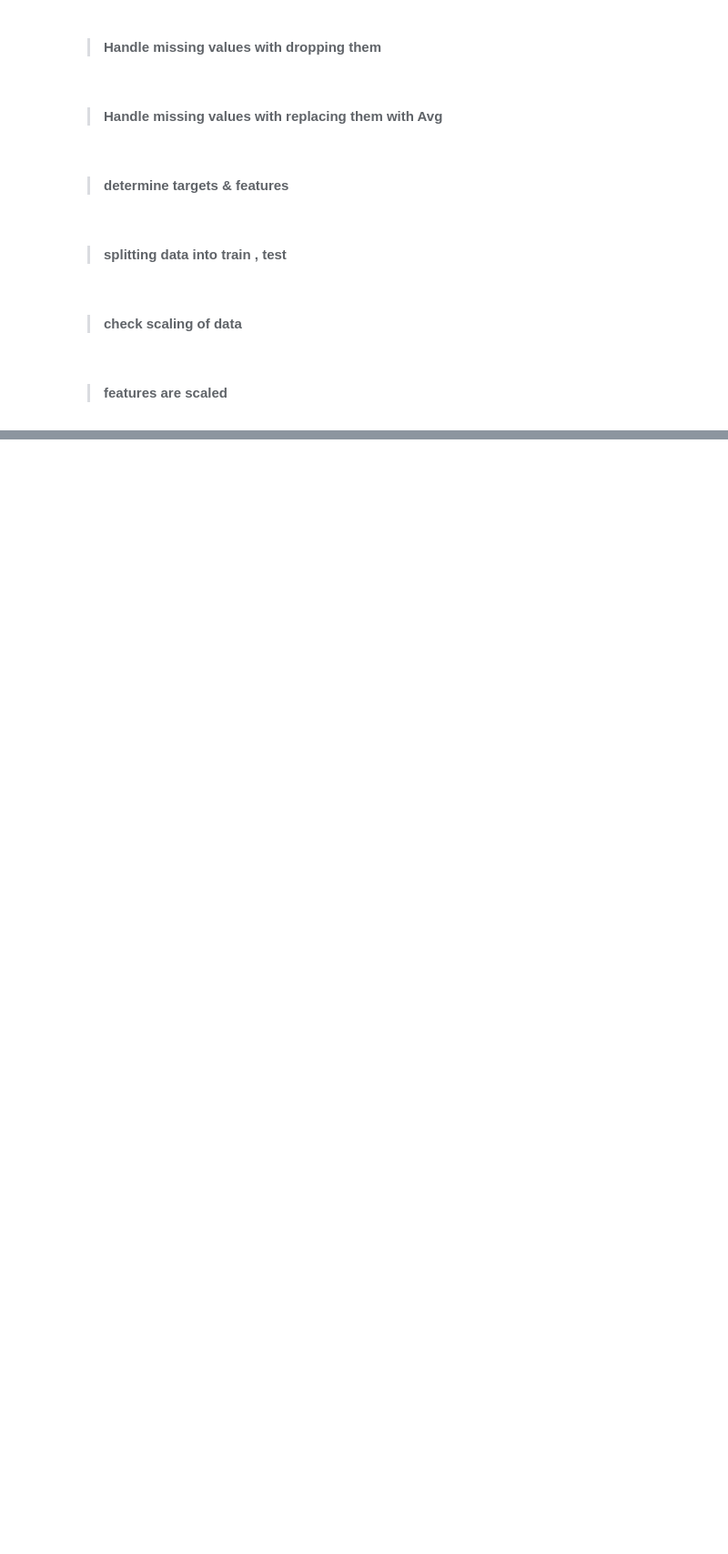
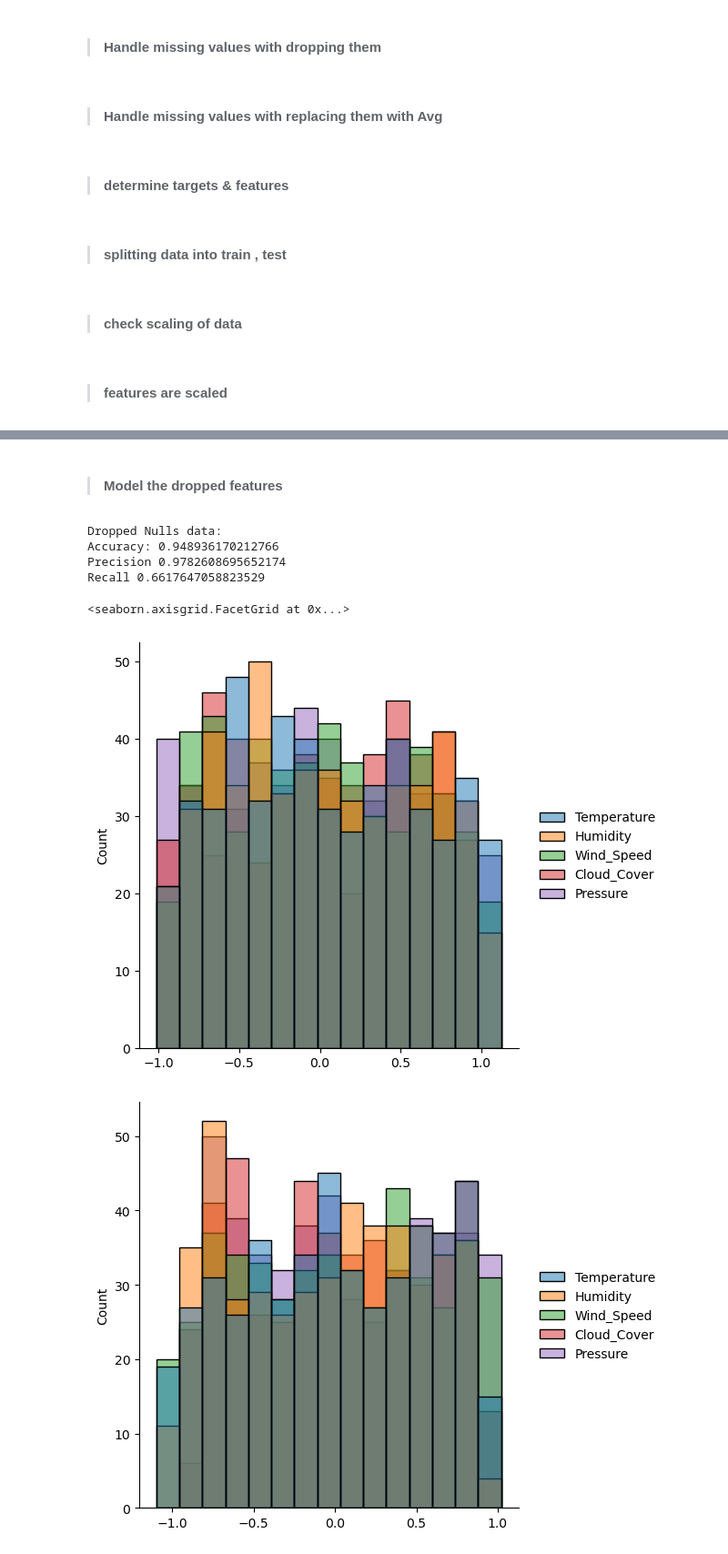
Before and after one commit to shahdosama10/ML2_Weather_Prediction, a Jupyter notebook: ML_A2/A2.ipynb, the cells around one changed output, grey strips where cells are left out. Shown at 91% size. Drawn from its saved outputs; the diff is of its cells as text; code cells hidden in the pictures; blank space fills up the shorter version.

```diff
--- a/ML_A2/A2.ipynb
+++ b/ML_A2/A2.ipynb
@@ -155,0 +183,31 @@ display(df_features_test_dropped.describe().T)
+# %% [markdown]
+>#### Model the dropped features
+# %%
+# fit the model
+model.fit(df_features_train_dropped , df_targets_train_dropped)
+
+# predict the target values
+y_pred_dropped = model.predict(df_features_test_dropped)
+
+# evaluate the target values
+print("Dropped Nulls data:")
+print("Accuracy:", accuracy_score(df_targets_test_dropped, y_pred_dropped))
+print("Precision", precision_score(df_targets_test_dropped, y_pred_dropped))
+print("Recall", recall_score(df_targets_test_dropped, y_pred_dropped))
+# %% [output]
+Dropped Nulls data:
+Accuracy: 0.948936170212766
+Precision 0.9782608695652174
+Recall 0.6617647058823529
+# %%
+# plot the distribution of the data
+
+import seaborn as sns
+sns.displot(df_features_test_avg)
+sns.displot(df_features_test_dropped)
+
+# The features are not normally distributed.
+# %% [output]
+<seaborn.axisgrid.FacetGrid at 0x...>
+[figure, added]
+[figure, added]
```
Also changed, not shown: parts of 6 cells of this notebook.
